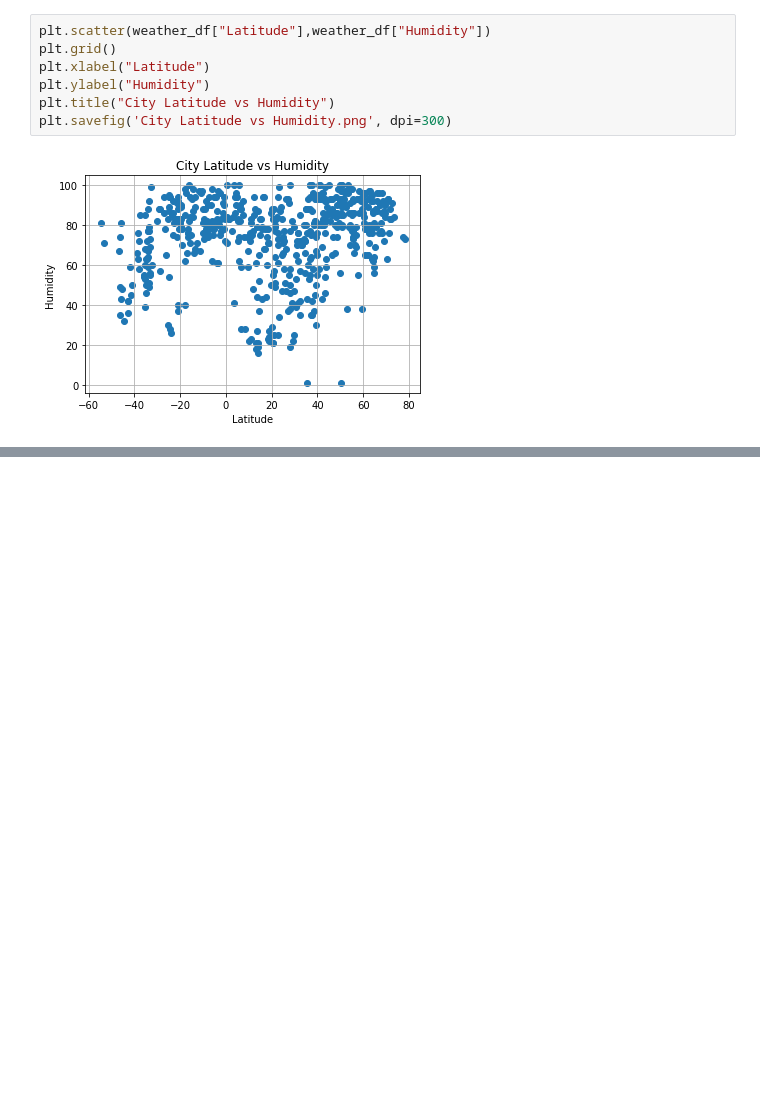
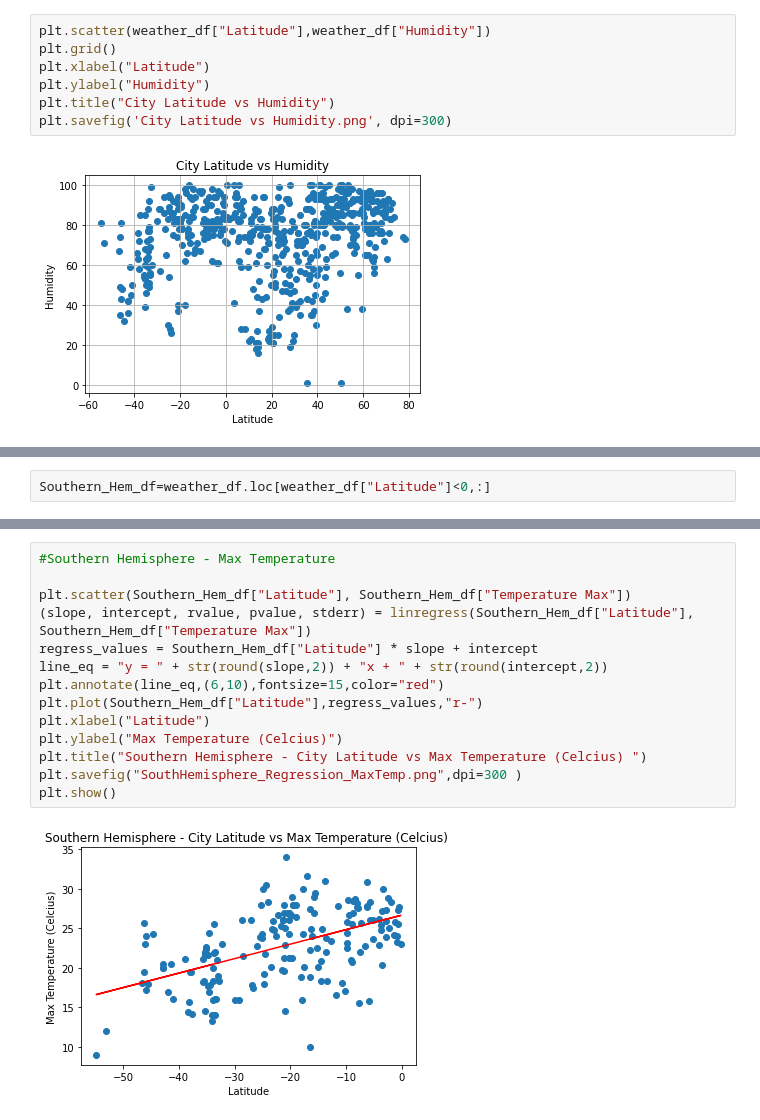
Before and after one commit to akarpie96/Python-API-Challenge, a Jupyter notebook: WeatherPy/WeatherPy.ipynb, the cells around one changed output, grey strips where cells are left out. Cells and saved outputs as stored; diff of their text form; blank space fills up the shorter version.

```diff
--- a/WeatherPy/WeatherPy.ipynb
+++ b/WeatherPy/WeatherPy.ipynb
@@ -196,0 +217,2 @@ Text(0.5, 1.0, 'City Latitude vs Cloudiness')
+# %%
+Southern_Hem_df=weather_df.loc[weather_df["Latitude"]<0,:]
@@ -196,0 +249,16 @@ Text(0.5, 1.0, 'City Latitude vs Cloudiness')
+# %%
+#Southern Hemisphere - Max Temperature
+
+plt.scatter(Southern_Hem_df["Latitude"], Southern_Hem_df["Temperature Max"])
+(slope, intercept, rvalue, pvalue, stderr) = linregress(Southern_Hem_df["Latitude"], Southern_Hem_df["Temperature Max"])
+regress_values = Southern_Hem_df["Latitude"] * slope + intercept
+line_eq = "y = " + str(round(slope,2)) + "x + " + str(round(intercept,2))
+plt.annotate(line_eq,(6,10),fontsize=15,color="red")
+plt.plot(Southern_Hem_df["Latitude"],regress_values,"r-")
+plt.xlabel("Latitude")
+plt.ylabel("Max Temperature (Celcius)")
+plt.title("Southern Hemisphere - City Latitude vs Max Temperature (Celcius) ")
+plt.savefig("SouthHemisphere_Regression_MaxTemp.png",dpi=300 )
+plt.show()
+# %% [output]
+[figure, added]
```
Also changed, not shown: parts of 13 cells of this notebook, 8 other files.
